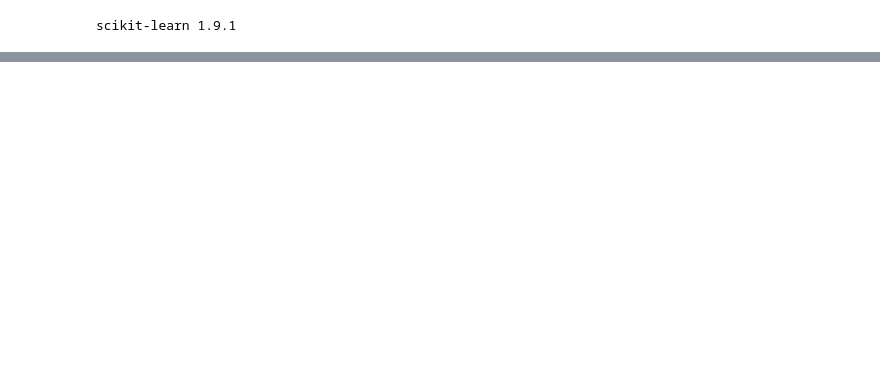
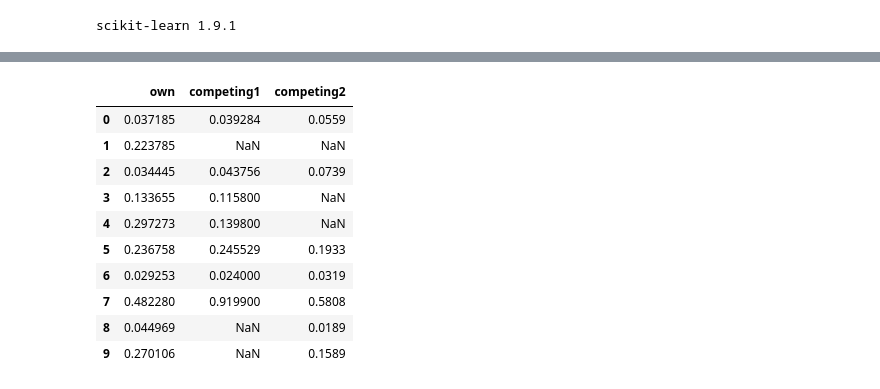
Before and after one commit to Remilaget/Happiness-in-your-Household, a Jupyter notebook: code/first-round-assessment.ipynb, the cells around one changed output, grey strips where cells are left out. Saved outputs shown, nothing was run; the diff lists cells and outputs as text; code cells hidden in the pictures; blank space fills up the shorter version.

Commit message:
first version of stage 2 interest rate

```diff
--- a/code/first-round-assessment.ipynb
+++ b/code/first-round-assessment.ipynb
@@ -91,0 +94,14 @@ FileNotFoundError: [Errno 2] No such file or directory: '..\\data\\raw\\Round1_D
+# %%
+adj_rates.head(10)
+# %% [output]
+|  | own | competing1 | competing2 |
+| 0 | 0.037185 | 0.039284 | 0.0559 |
+| 1 | 0.223785 | NaN | NaN |
+| 2 | 0.034445 | 0.043756 | 0.0739 |
+| 3 | 0.133655 | 0.115800 | NaN |
+| 4 | 0.297273 | 0.139800 | NaN |
+| 5 | 0.236758 | 0.245529 | 0.1933 |
+| 6 | 0.029253 | 0.024000 | 0.0319 |
+| 7 | 0.482280 | 0.919900 | 0.5808 |
+| 8 | 0.044969 | NaN | 0.0189 |
+| 9 | 0.270106 | NaN | 0.1589 |
```
Also changed, not shown: parts of 4 cells of this notebook, 20 other files.
